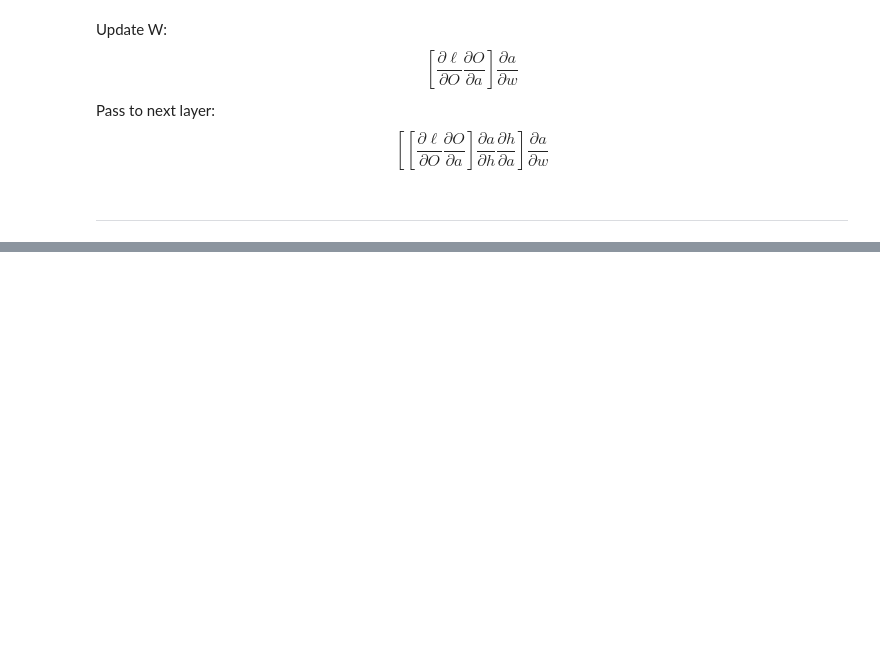
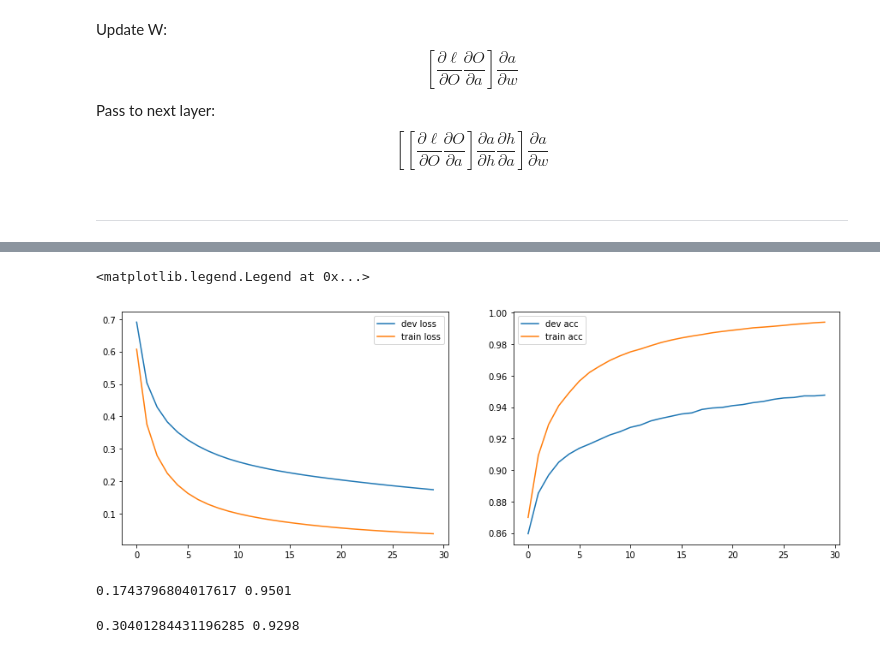
Before and after one commit to Misa-XU/jupyter, a Jupyter notebook: CS229/Assign4/1-Neural-networks-MNIST-image-classification.ipynb, the cells around one changed output, grey strips where cells are left out. Cells and saved outputs as stored; diff of their text form; code cells hidden in the pictures; blank space fills up the shorter version.

```diff
--- a/CS229/Assign4/1-Neural-networks-MNIST-image-classification.ipynb
+++ b/CS229/Assign4/1-Neural-networks-MNIST-image-classification.ipynb
@@ -48,6 +48,3 @@ def crossEntropy(y_hat, y):
-# %%
-def loss(entrophyV):
-    return np.mean(entrophyV)
 # %%
 def predict(y): # output a integer vector, not one-hot
     return np.argmax(y, axis = 1)
@@ -105,0 +176,24 @@ accuracy(predict(output[-1]), raw_trainY[:5])
+# %%
+thetas2 = init_params(shapes)
+dev_loss2 = []
+dev_acc2 = []
+tr_loss2 = []
+tr_acc2 = []
+
+for i in range(numepoch):
+    print('epoch', i)
+    for j in range(train_X.shape[0] // batchsize):
+        y = one_hot_label(train_Y[j * batchsize: (j + 1) *batchsize])
+        output = forward_prop(thetas2, activations, train_X[j * batchsize: (j + 1) *batchsize, :])
+        thetas2 = back_prop_reg(thetas2, output, y, lr, 0.0001)
+    y = one_hot_label(dev_Y)
+    output = forward_prop(thetas2, activations, dev_X)
+    dev_loss2.append(loss(output[-1], y))
+    dev_acc2.append(accuracy(predict(output[-1]), dev_Y))
+    print(dev_loss2[-1], dev_acc2[-1])
+
+    y = one_hot_label(train_Y)
+    output = forward_prop(thetas2, activations, train_X)
+    tr_loss2.append(loss(output[-1], y))
+    tr_acc2.append(accuracy(predict(output[-1]), train_Y))
+    print(tr_loss2[-1], tr_acc2[-1])
@@ -105,0 +218,12 @@ accuracy(predict(output[-1]), raw_trainY[:5])
+# %%
+f, axs = plt.subplots(1, 2, figsize = (15, 5))
+axs[0].plot(dev_loss2, label = 'dev loss')
+axs[0].plot(tr_loss2, label = 'train loss')
+axs[0].legend()
+
+axs[1].plot(dev_acc2, label = 'dev acc')
+axs[1].plot(tr_acc2, label = 'train acc')
+axs[1].legend()
+# %% [output]
+<matplotlib.legend.Legend at 0x...>
+[figure, added]
@@ -105,0 +232,12 @@ accuracy(predict(output[-1]), raw_trainY[:5])
+# %%
+y = one_hot_label(raw_testY)
+output = forward_prop(thetas2, activations, test_X)
+print(loss(output[-1], y), accuracy(predict(output[-1]), raw_testY))
+# %% [output]
+0.1743796804017617 0.9501
+# %%
+y = one_hot_label(raw_testY)
+output = forward_prop(thetas, activations, test_X)
+print(loss(output[-1], y), accuracy(predict(output[-1]), raw_testY))
+# %% [output]
+0.30401284431196285 0.9298
```
Also changed, not shown: parts of 24 cells of this notebook, 8 other files.
